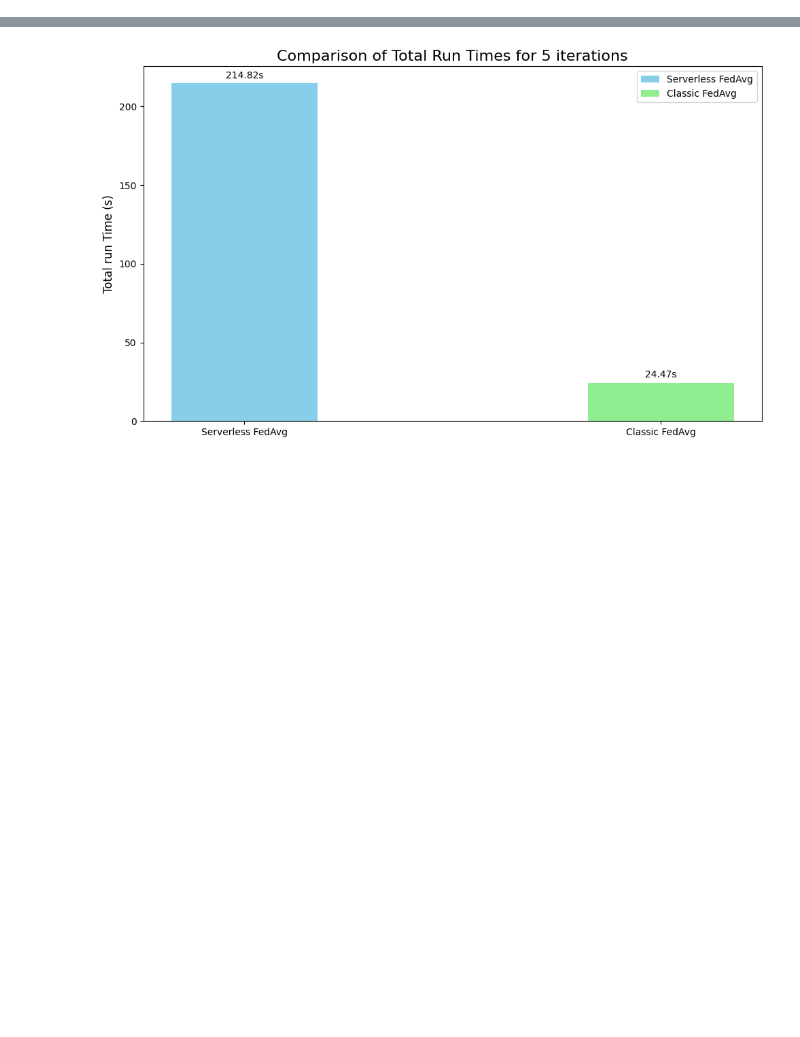
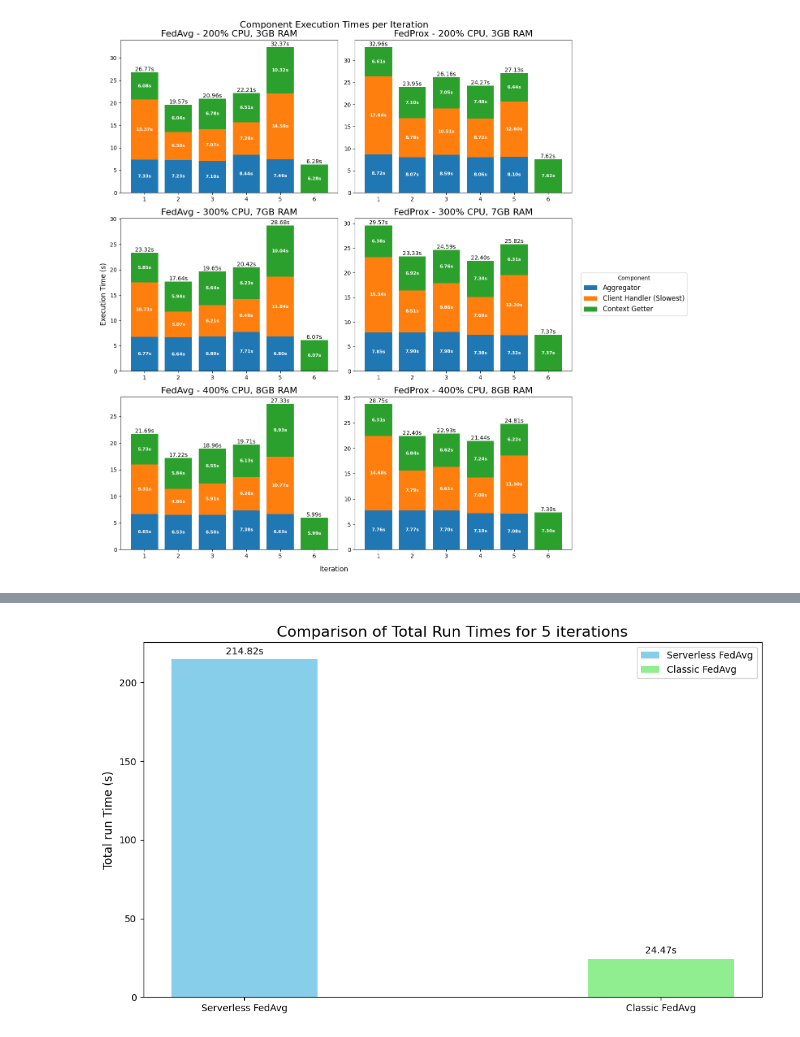
Before and after one commit to Akatroj/pfl-research, a Jupyter notebook: tutorials/analysis.ipynb, the cells around one changed output, grey strips where cells are left out. Cells and saved outputs as stored; diff of their text form; code cells hidden in the pictures; blank space fills up the shorter version.

```diff
--- a/tutorials/analysis.ipynb
+++ b/tutorials/analysis.ipynb
@@ -98,0 +379,75 @@ dtype: float64
+# %%
+fig, axs = plt.subplots(3, 2, figsize=(12, 14))
+
+
+rename_dict = {
+    "CONTEXT_GETTER": "Context Getter",
+    "CLIENT_HANDLER_MAX": "Client Handler (Slowest)",
+    "AGGREGATOR": "Aggregator",
+}
+
+
+def graph2(df, ax, title):
+    df = df[df["operation"] == "RUN"]
+    df = df[df["component"] != "CLIENT_HANDLER_SUM"]
+
+    df = df.replace({"component": rename_dict})
+    # Pivot the data
+    pivot_df = df.pivot(index="iteration", columns="component", values="execution_time")
+
+    # Fill NaN values with 0
+    pivot_df = pivot_df.fillna(0)
+
+    # Create the plot
+
+    # Create the stacked bar chart
+    bottom = np.zeros(len(pivot_df))
+    for column in pivot_df.columns:
+        bars = ax.bar(pivot_df.index, pivot_df[column], bottom=bottom, label=column)
+        for i, bar in enumerate(bars):
+            height = bar.get_height()
+            if height > 0:  # Only add label if the segment has a non-zero height
+                ax.text(
+                    bar.get_x() + bar.get_width() / 2,
+                    bottom[i] + height / 2,
+                    f"{height:.2f}s",
+                    ha="center",
+                    va="center",
+                    rotation="horizontal",
+                    fontsize=8,
+                    color="white",
+                    fontweight="bold",
+                )
+        bottom += pivot_df[column]
+
+    # Add value labels on the bars
+    for i, total in enumerate(bottom):
+        ax.text(i, total, f"{total:.2f}s", ha="center", va="bottom")
+
+    ax.set_title(title, fontsize=16)
+
+    # # Print summary statistics
+    # print(pivot_df.describe())
+
+    # # Print total execution time per component
+    # print("\nTotal Execution Time per Component:")
+    # print(pivot_df.sum().sort_values(ascending=False))
+
+    # Customize the plot
+
+
+graph2(fedavg_df, axs[0, 0], "FedAvg - 200% CPU, 3GB RAM")
+graph2(fedprox_df, axs[0, 1], "FedProx - 200% CPU, 3GB RAM")
+graph2(fedavg_df_300, axs[1, 0], "FedAvg - 300% CPU, 7GB RAM")
+graph2(fedprox_df_300, axs[1, 1], "FedProx - 300% CPU, 7GB RAM")
+graph2(fedavg_df_400, axs[2, 0], "FedAvg - 400% CPU, 8GB RAM")
+graph2(fedprox_df_400, axs[2, 1], "FedProx - 400% CPU, 8GB RAM")
+fig.suptitle("Component Execution Times per Iteration", fontsize=16)
+fig.supxlabel("Iteration", fontsize=12)
+fig.supylabel("Execution Time (s)", fontsize=12)
+handles, labels = axs[0, 0].get_legend_handles_labels()
+fig.legend(handles, labels, title="Component", bbox_to_anchor=(1.00, 0.5), loc="center left", fontsize=12)
+plt.tight_layout()
+plt.show()
+# %% [output]
+[figure, added]
```
Also changed, not shown: parts of 31 cells of this notebook, 21 other files.
